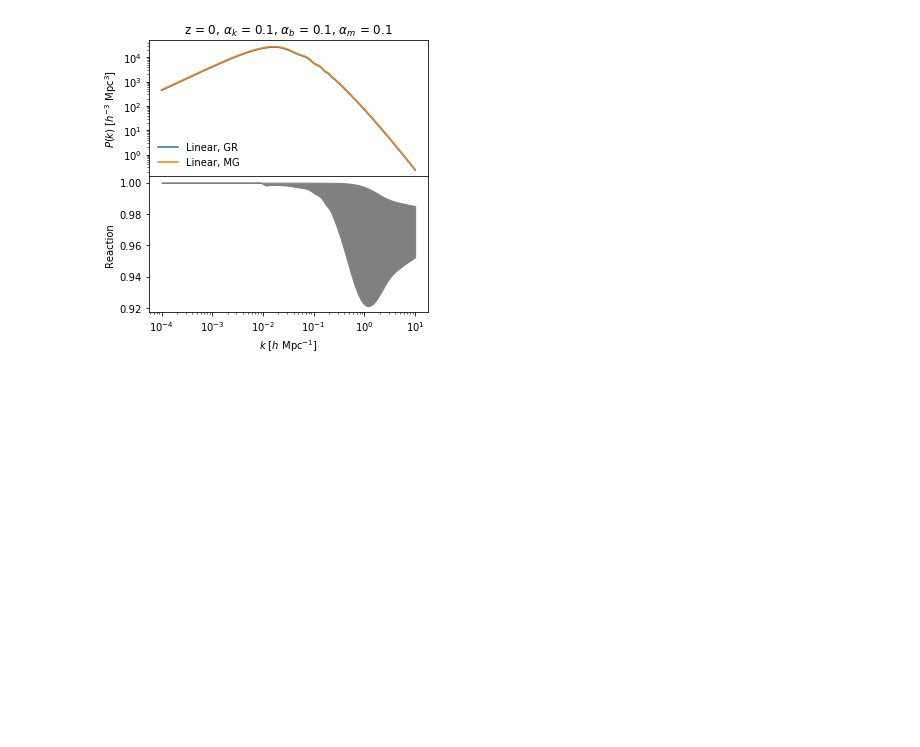
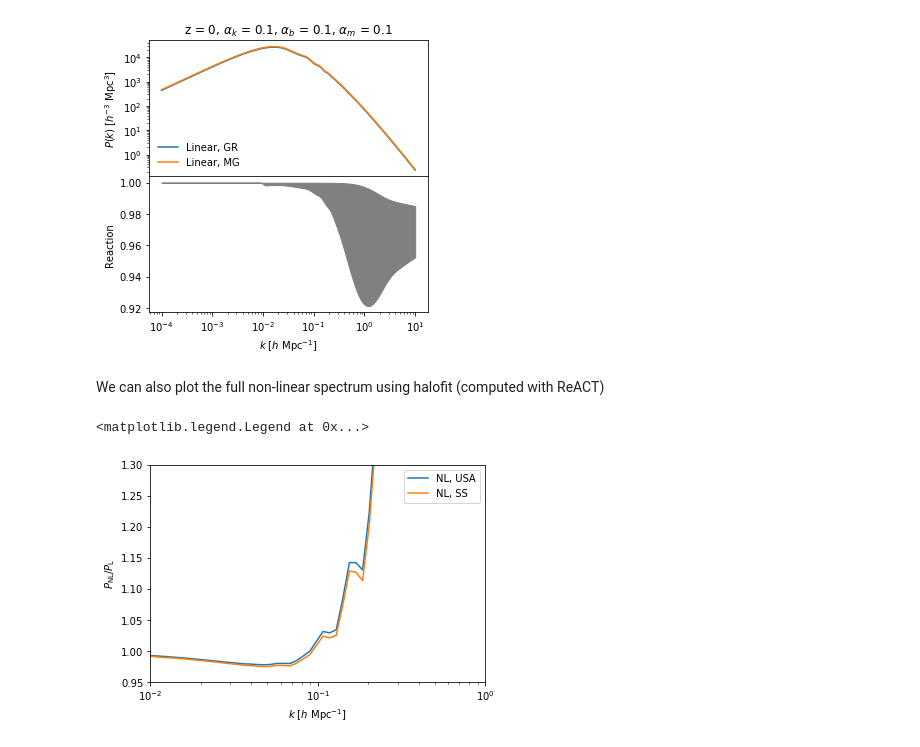
Before and after one commit to nebblu/ACTio-ReACTio, a Jupyter notebook: notebooks/pyreact_demo-eft.ipynb, the cells around one changed output. Cells and saved outputs as stored; diff of their text form; code cells hidden in the pictures; blank space fills up the shorter version.

Commit message:
added in a compute_pseudo option in python functions to output the halofit pseudo power spectrum from ReACT - useful if we don't want to use HMCode or external code for non-lin pseudo

```diff
--- a/notebooks/pyreact_demo-eft.ipynb
+++ b/notebooks/pyreact_demo-eft.ipynb
@@ -65,15 +65,17 @@ z_lin = np.array(z_lin)
 z_react = z_lin[z_lin < 2.5]
 
 
-RA, pofk_lin_MG_react,sigma_8_MG = react.compute_reaction_ext(
+RA, pofk_lin_MG_react, sigma_8_MG, pseudoA = react.compute_reaction_ext(
                                 h, n_s, Omega_m, Omega_b, sigma_8, z_react, k_lin, pofk_lin_camb[0], mymodelA,
                                 extrapars,
+                                compute_pseudo=True,
                                 is_transfer=False, mass_loop=massloop,
                                 verbose=True)
 
-RB, pofk_lin_MG_react,sigma_8_MG = react.compute_reaction_ext(
+RB, pofk_lin_MG_react, sigma_8_MG, pseudoB  = react.compute_reaction_ext(
                                 h, n_s, Omega_m, Omega_b, sigma_8, z_react, k_lin, pofk_lin_camb[0], mymodelB,
                                 extrapars,
+                                compute_pseudo=True,
                                 is_transfer=False, mass_loop=massloop,
                                 verbose=True)
 # %% [markdown]
@@ -97,3 +99,20 @@ ax[0].set_title(f"z = 0, $\\alpha_k$ = {extrapars[0]}, $\\alpha_b$ = {extrapars[
 # %% [output]
 Text(0.5, 1.0, 'z = 0, $\\alpha_k$ = 0.1, $\\alpha_b$ = 0.1, $\\alpha_m$ = 0.1')
 [figure]
+# %% [markdown]
+We can also plot the full non-linear spectrum using halofit (computed with ReACT)
+# %%
+plt.semilogx(k_lin, RA[0]*pseudoA[0]/pofk_lin_MG_react[0] ,linestyle='solid',label='NL, USA')
+plt.semilogx(k_lin, RB[0]*pseudoB[0]/pofk_lin_MG_react[0] ,linestyle='solid',label='NL, SS')
+
+plt.xlim([1e-2,1])
+plt.ylim([0.95,1.3])
+
+plt.ylabel("$P_{\\rm NL}/P_{\\rm L}$")
+plt.xlabel("$k$ [$h$ Mpc$^{-1}$]")
+
+
+plt.legend()
+# %% [output]
+<matplotlib.legend.Legend at 0x...>
+[figure, added]
```
Also changed, not shown: 3 other files.
